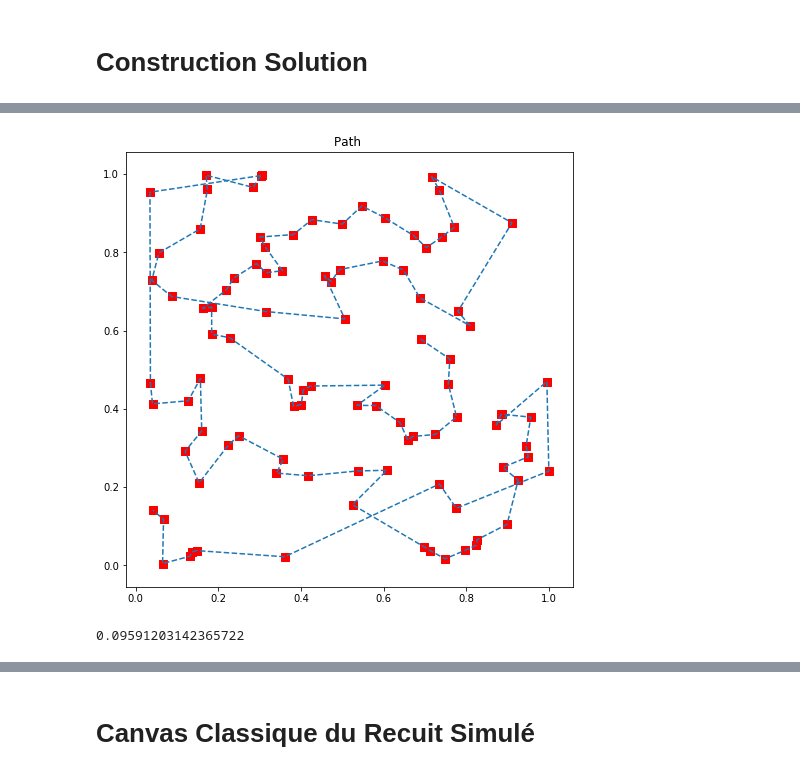
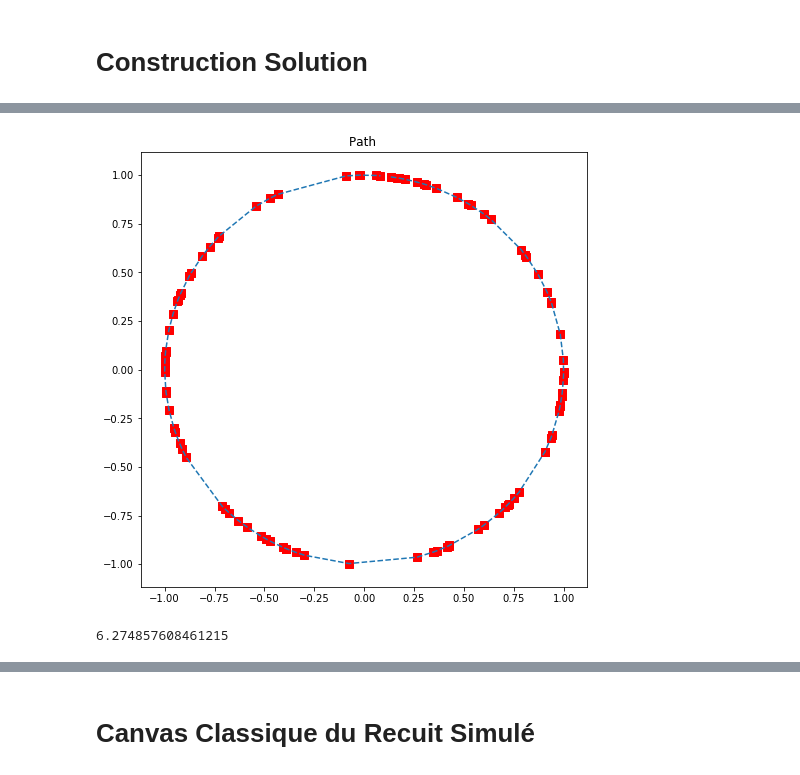
Before and after one commit to ppmdatix/HeuristiquesBE, a Jupyter notebook: BE.ipynb, the cells around one changed output, grey strips where cells are left out. Cells and saved outputs as stored; diff of their text form; code cells hidden in the pictures.

```diff
--- a/BE.ipynb
+++ b/BE.ipynb
@@ -10,8 +10,8 @@ from copy import deepcopy as deepcopy
 # %%
 n=100
 # %%
-#names, villes, matriceDistance = generationProblemeCercle(n)
-names, villes, matriceDistance = generationProbleme(n)
+names, villes, matriceDistance = generationProblemeCercle(n)
+#names, villes, matriceDistance = generationProbleme(n)
 # %% [markdown]
 # Vizualization d'une solution
 # %%
@@ -24,16 +24,18 @@ poidsSolution(solution, matriceDistance)
 # %% [markdown]
 # Construction Solution
 # %%
-liste = [int(name) for name in names]
-solutionConstruite = [0]
-liste.remove(0)
-while len(liste)>0:
-    u = solutionConstruite[-1]
-    v = liste[-1]
-    distance = float("inf")
-    for w in liste:
-        if matriceDistance[str(u)][str(w)] < distance:
-            distance = matriceDistance[str(u)][str(w)]
-            v = w
-    solutionConstruite.append(v)
-    liste.remove(v)
+def glouton(matriceDistance,names):
+    liste = [int(name) for name in names]
+    solutionConstruite = [0]
+    liste.remove(0)
+    while len(liste)>0:
+        u = solutionConstruite[-1]
+        v = liste[-1]
+        distance = float("inf")
+        for w in liste:
+            if matriceDistance[str(u)][str(w)] < distance:
+                distance = matriceDistance[str(u)][str(w)]
+                v = w
+        solutionConstruite.append(v)
+        liste.remove(v)
+    return solutionConstruite
@@ -40,6 +73,8 @@ while len(liste)>0:
+# %%
+solutionConstruite = glouton(matriceDistance=matriceDistance, names=names)
 # %%
 vizuResult(solutionConstruite,villes)
-poidsSolution(solutionConstruite, matriceDistance)
+poidsSolution(solutionConstruite, matriceDistance) * n
 # %% [output]
-[figure, old version]
+[figure, new version]
-0.09591203142365722
+6.274857608461215
```
Also changed, not shown: parts of 7 cells of this notebook, 5 other files.
